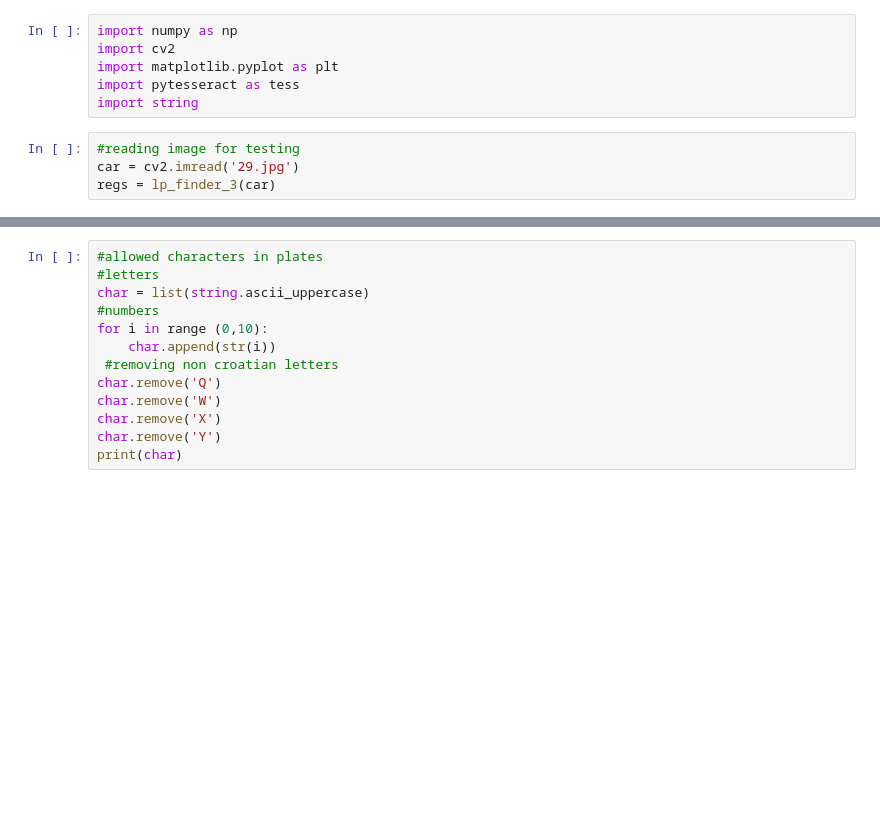
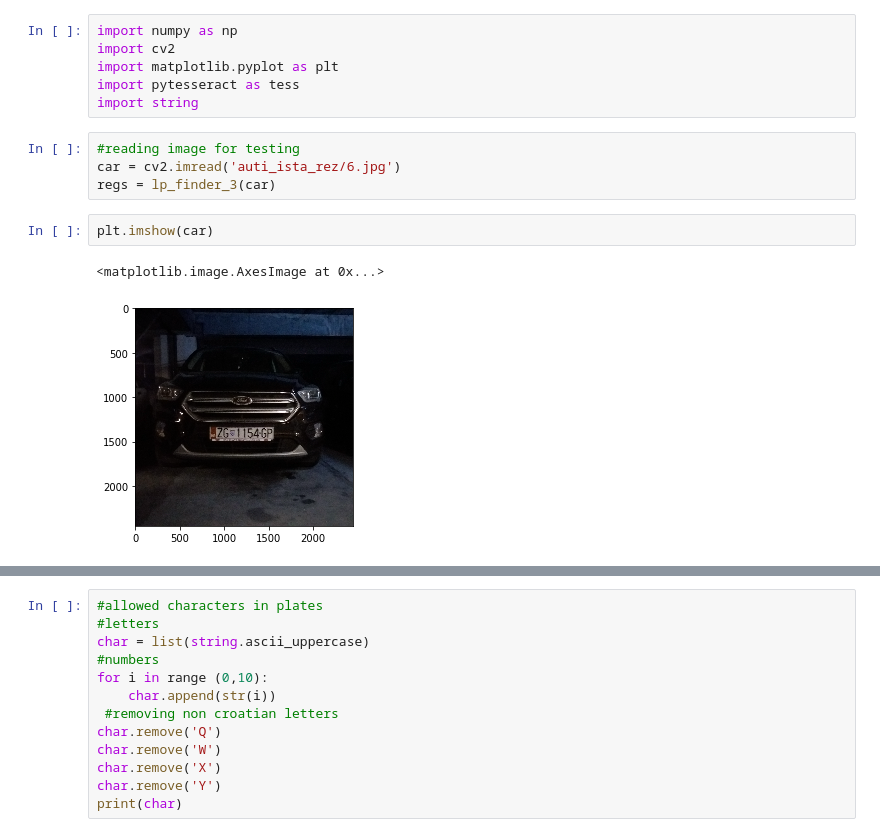
Before and after one commit to iksusnjara/Licence-plate-detecting, a Jupyter notebook: template matching function (for raspberry pi).ipynb, the cells around one changed output, grey strips where cells are left out. Saved outputs shown, nothing was run; the diff lists cells and outputs as text; blank space fills up the shorter version.

```diff
--- a/template matching function (for raspberry pi).ipynb
+++ b/template matching function (for raspberry pi).ipynb
@@ -170,8 +170,13 @@ import pytesseract as tess
 import string
 # %%
 #reading image for testing
-car = cv2.imread('29.jpg')
+car = cv2.imread('auti_ista_rez/6.jpg')
 regs = lp_finder_3(car)
+# %%
+plt.imshow(car)
+# %% [output]
+<matplotlib.image.AxesImage at 0x...>
+[figure, added]
 # %%
 plt.figure(figsize=(8,4))
 for i in range(len(regs)):
```
Also changed, not shown: parts of 21 cells of this notebook, 2 other files.
